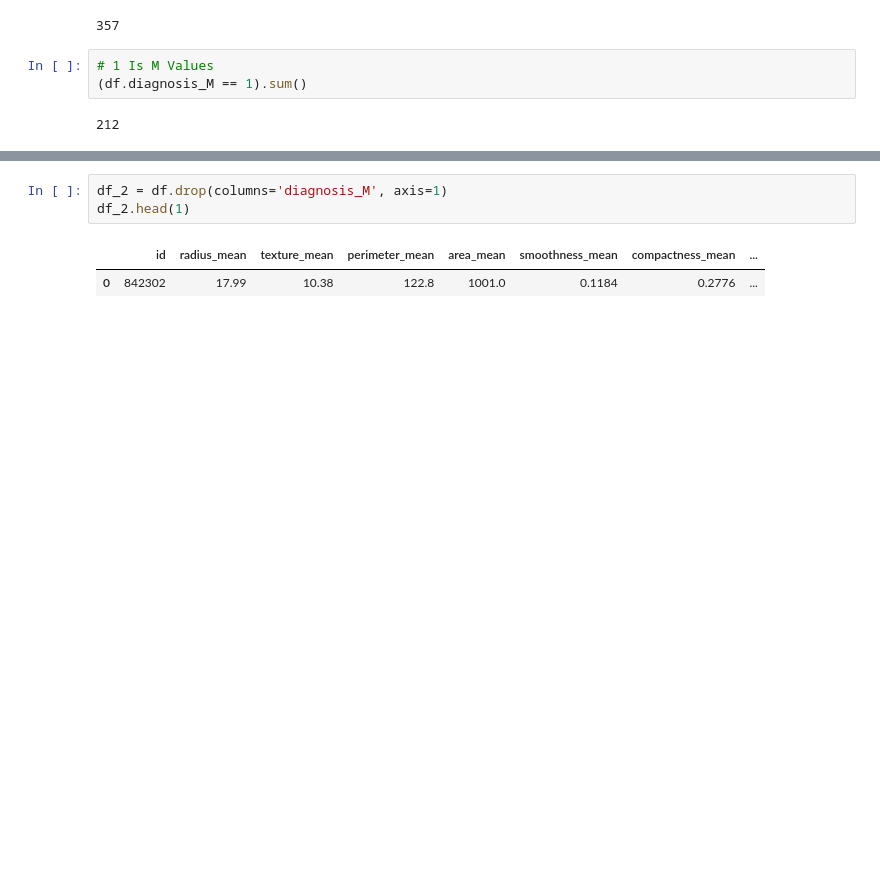
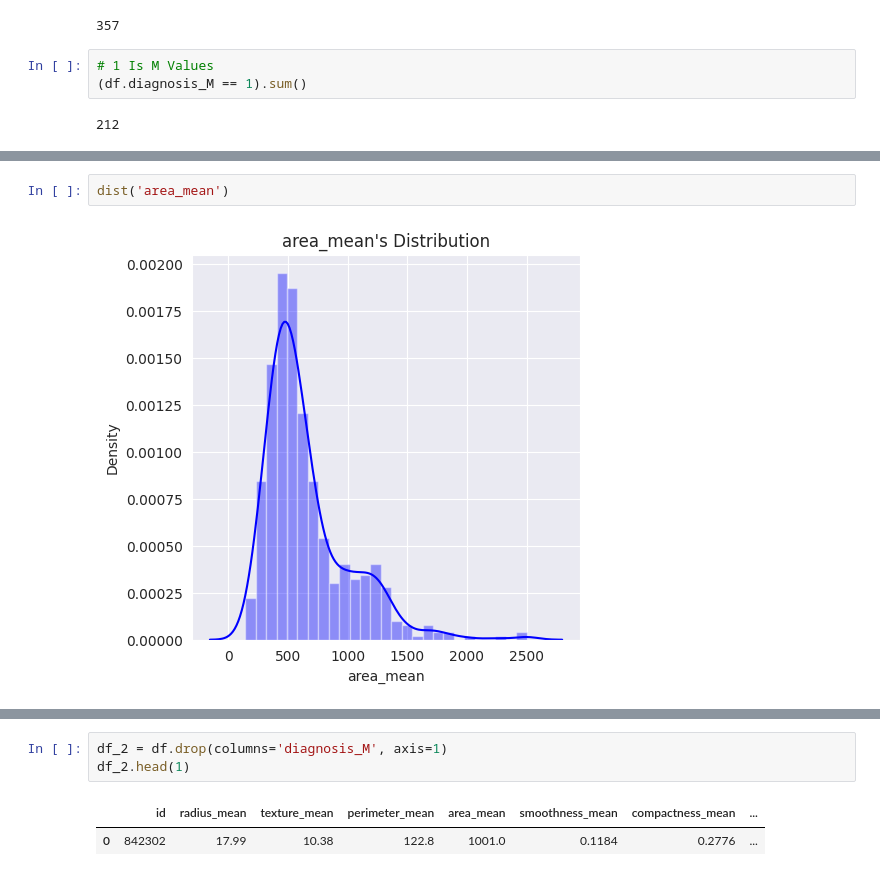
Before and after one commit to mohammadreza-mohammadi94/DataAnalysis-And-MachineLearning, a Jupyter notebook: 4. Public Health and Safety/Breast Cancer Wisconsin (Diagnostic) Data Set/Breast_Cancer.ipynb, the cells around one changed output, grey strips where cells are left out. Drawn from its saved outputs; the diff is of its cells as text; blank space fills up the shorter version.

```diff
--- a/4. Public Health and Safety/Breast Cancer Wisconsin (Diagnostic) Data Set/Breast_Cancer.ipynb
+++ b/4. Public Health and Safety/Breast Cancer Wisconsin (Diagnostic) Data Set/Breast_Cancer.ipynb
@@ -618,0 +671,4 @@ plt.show()
+# %%
+dist('area_mean')
+# %% [output]
+[figure, added]
```
Also changed, not shown: parts of 69 cells of this notebook.
